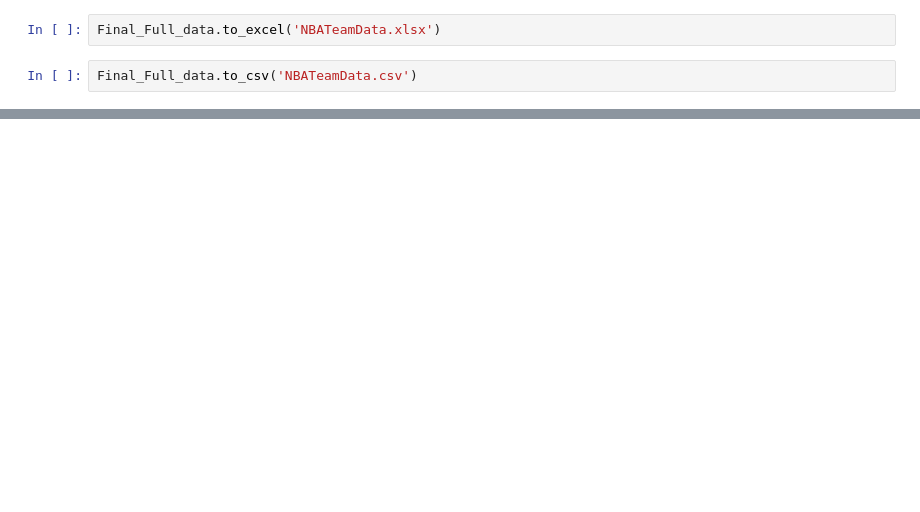
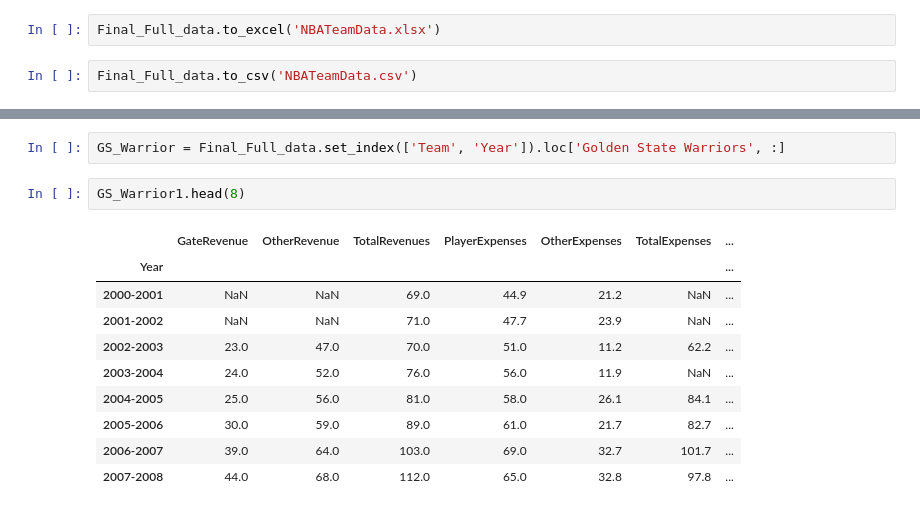
Before and after one commit to XinyangNick/ECO353-Project-1, a Jupyter notebook: ECO353P1.ipynb, the cells around one changed output, grey strips where cells are left out. Drawn from its saved outputs; the diff is of its cells as text; blank space fills up the shorter version.

```diff
--- a/ECO353P1.ipynb
+++ b/ECO353P1.ipynb
@@ -337,0 +361,15 @@ Final_Full_data.to_csv('NBATeamData.csv')
+# %%
+GS_Warrior = Final_Full_data.set_index(['Team', 'Year']).loc['Golden State Warriors', :]
+# %%
+GS_Warrior1.head(8)
+# %% [output]
+|  | GateRevenue | OtherRevenue | TotalRevenues | PlayerExpenses | OtherExpenses | TotalExpenses | ... |
+| Year |  |  |  |  |  |  | ... |
+| 2000-2001 | NaN | NaN | 69.0 | 44.9 | 21.2 | NaN | ... |
+| 2001-2002 | NaN | NaN | 71.0 | 47.7 | 23.9 | NaN | ... |
+| 2002-2003 | 23.0 | 47.0 | 70.0 | 51.0 | 11.2 | 62.2 | ... |
+| 2003-2004 | 24.0 | 52.0 | 76.0 | 56.0 | 11.9 | NaN | ... |
+| 2004-2005 | 25.0 | 56.0 | 81.0 | 58.0 | 26.1 | 84.1 | ... |
+| 2005-2006 | 30.0 | 59.0 | 89.0 | 61.0 | 21.7 | 82.7 | ... |
+| 2006-2007 | 39.0 | 64.0 | 103.0 | 69.0 | 32.7 | 101.7 | ... |
+| 2007-2008 | 44.0 | 68.0 | 112.0 | 65.0 | 32.8 | 97.8 | ... |
```
Also changed, not shown: parts of 10 cells of this notebook, 3 other files.
